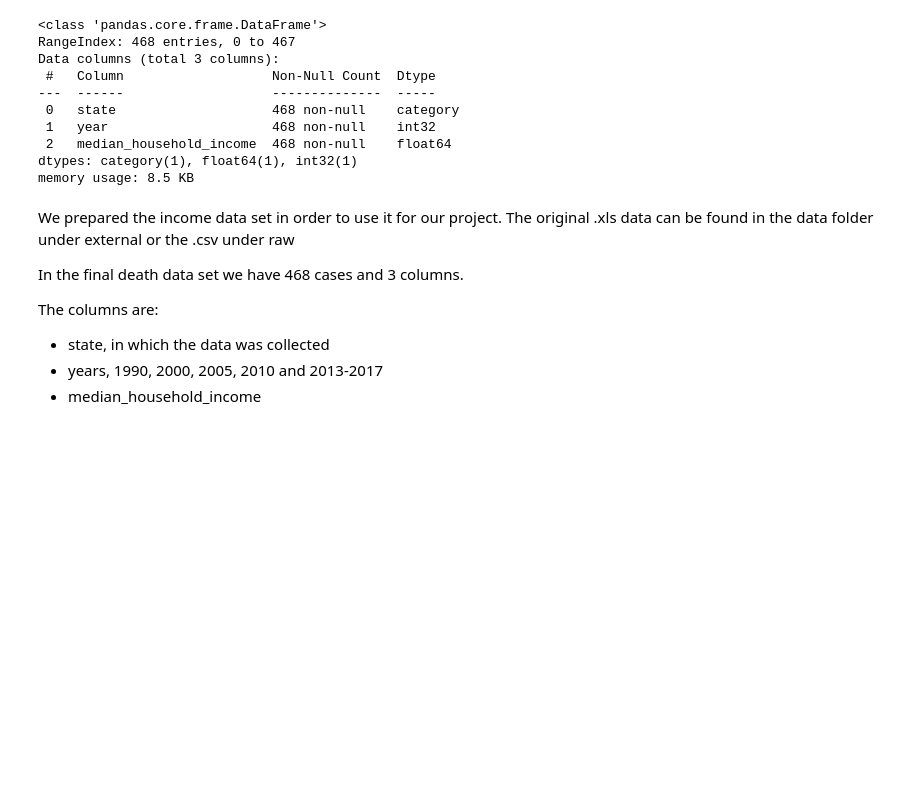
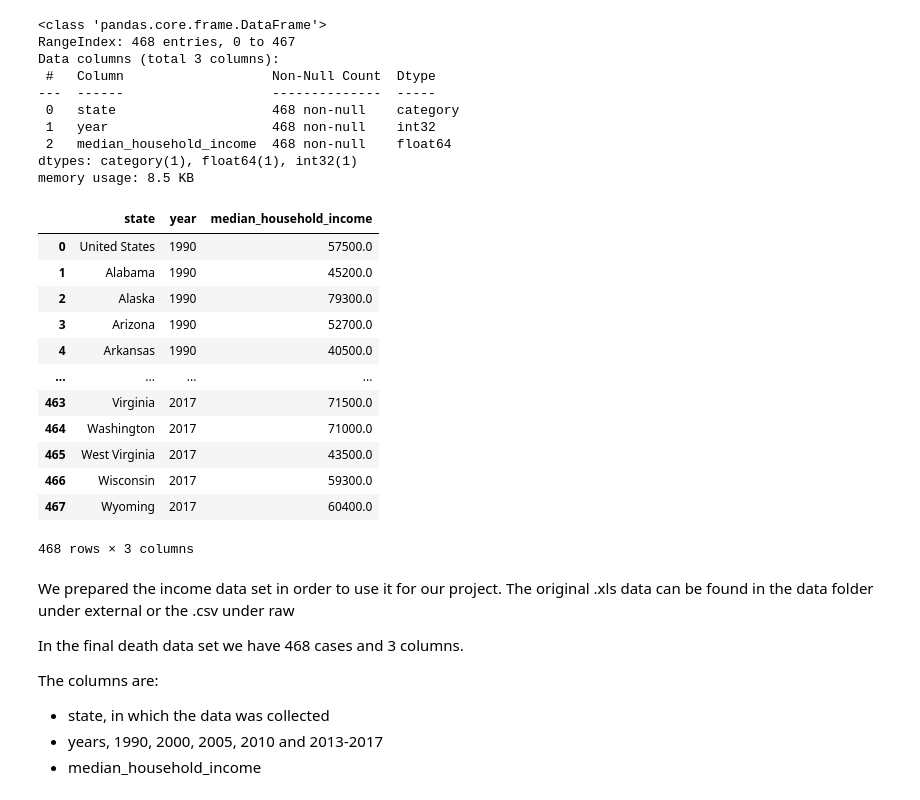
Before and after one commit to NicoHenzel/Project_AppliedStatistics_BA_NH, a Jupyter notebook: notebooks/draft-analysis.ipynb, the cells around one changed output. Cells and saved outputs as stored; diff of their text form; code cells hidden in the pictures; blank space fills up the shorter version.

```diff
--- a/notebooks/draft-analysis.ipynb
+++ b/notebooks/draft-analysis.ipynb
@@ -214,7 +214,7 @@ We also need to make some data transformations in order for this dataset to be j
 # %%
 # We transform the table to show the median income for a state in a single year
 # We use the melt() function for this
-lst_years = ['1990','2000','2005','2010','2013','2014','2015','2016','2017']
+lst_years = column_names[1:]
 df_income_corrected = df_income_corrected.melt(
     id_vars= ['State'],
     value_vars= lst_years,
@@ -223,9 +223,9 @@ df_income_corrected = df_income_corrected.melt(
     )
 
 # The State column should be lowercase
-df_income_corrected = df_income_corrected.rename(columns = {
-    'State':'state'
-})
+df_income_corrected = df_income_corrected.rename(
+    columns = {'State':'state'}
+)
 # The types need to be declared, state holds categorial values, year has integers and income holds float numbers
 df_income_corrected['state'] = df_income_corrected['state'].astype('category')
 df_income_corrected['year'] = df_income_corrected['year'].astype('int')
@@ -243,6 +243,22 @@ Data columns (total 3 columns):
  2   median_household_income  468 non-null    float64
 dtypes: category(1), float64(1), int32(1)
 memory usage: 8.5 KB
+# %%
+df_income_corrected
+# %% [output]
+|  | state | year | median_household_income |
+| 0 | United States | 1990 | 57500.0 |
+| 1 | Alabama | 1990 | 45200.0 |
+| 2 | Alaska | 1990 | 79300.0 |
+| 3 | Arizona | 1990 | 52700.0 |
+| 4 | Arkansas | 1990 | 40500.0 |
+| ... | ... | ... | ... |
+| 463 | Virginia | 2017 | 71500.0 |
+| 464 | Washington | 2017 | 71000.0 |
+| 465 | West Virginia | 2017 | 43500.0 |
+| 466 | Wisconsin | 2017 | 59300.0 |
+| 467 | Wyoming | 2017 | 60400.0 |
+468 rows × 3 columns
 # %%
 file = 'Corrected_Median_Household_Income_By_State_1990-2017.csv'
 df_income_corrected.to_csv(raw_data+file,index = None, header=True)
```
Also changed, not shown: parts of 4 cells of this notebook.
